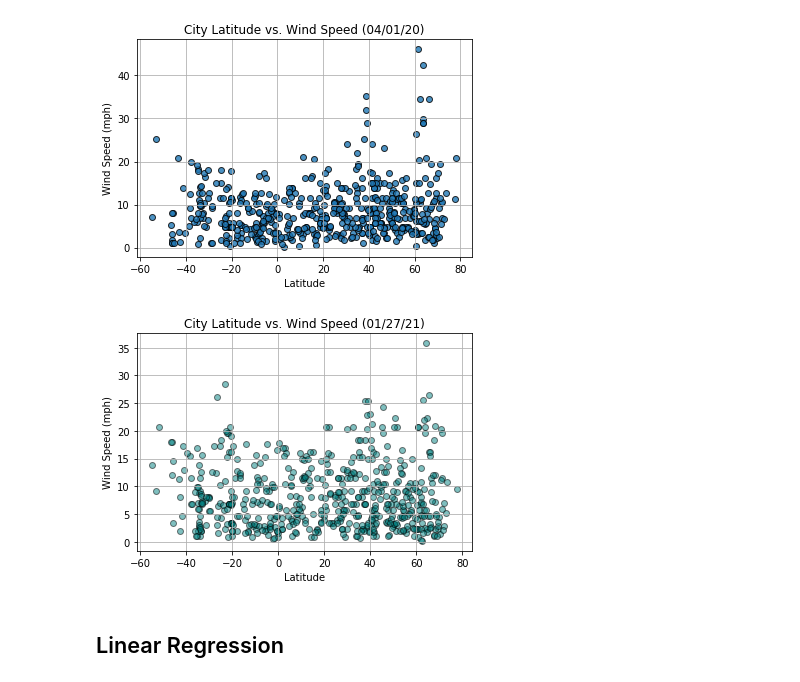
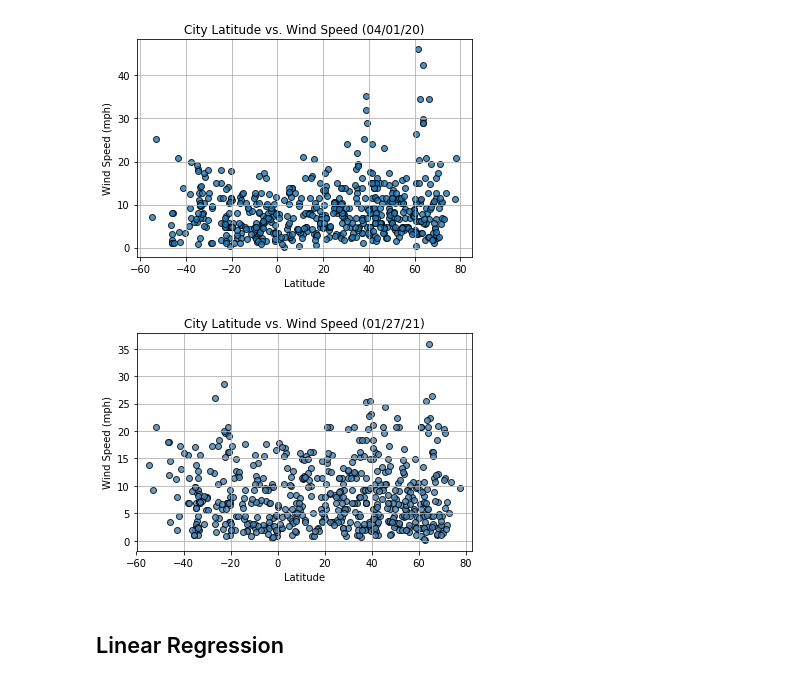
Before and after one commit to priyamittal96/python-api-challenge, a Jupyter notebook: WeatherPy/WeatherPy.ipynb, the cells around one changed output. Cells and saved outputs as stored; diff of their text form; code cells hidden in the pictures.

Commit message:
Cleaning up scatter plots, northern and southern hemisphere DataFrames creation

```diff
--- a/WeatherPy/WeatherPy.ipynb
+++ b/WeatherPy/WeatherPy.ipynb
@@ -296,16 +296,16 @@ plt.show()
 # %% [output]
 [figure]
 # %%
-plt.scatter(weather_data["Lat"], weather_data["Wind Speed"],facecolor="teal",marker="o",edgecolor = "black",alpha = .5)
+plt.scatter(weather_data["Lat"], weather_data["Wind Speed"],facecolor="steelblue",marker="o",edgecolor = "black",alpha = .8)
 plt.title("City Latitude vs. Wind Speed (01/27/21)", fontsize=12)
 plt.xlabel("Latitude")
 plt.ylabel("Wind Speed (mph)")
-# plt.xlim(min(weather_data["Lat"]) - 5,max(weather_data["Lat"]) + 5)
-# plt.ylim(0,max(weather_data["Humidity"]) + 5)
+plt.xlim(min(weather_data["Lat"]) - 5,max(weather_data["Lat"]) + 5)
+plt.ylim(min(weather_data["Wind Speed"]) - 2,max(weather_data["Wind Speed"]) + 2)
 plt.grid()
-# plt.savefig("./City Latitude vs. Max Temperature.png")
+plt.savefig("./City Latitude vs. Wind Speed - Scatter.png")
 plt.show()
 # %% [output]
-[figure, old version]
+[figure, new version]
 # %% [markdown]
 ## Linear Regression
```
Also changed, not shown: parts of 6 cells of this notebook, 6 other files.
